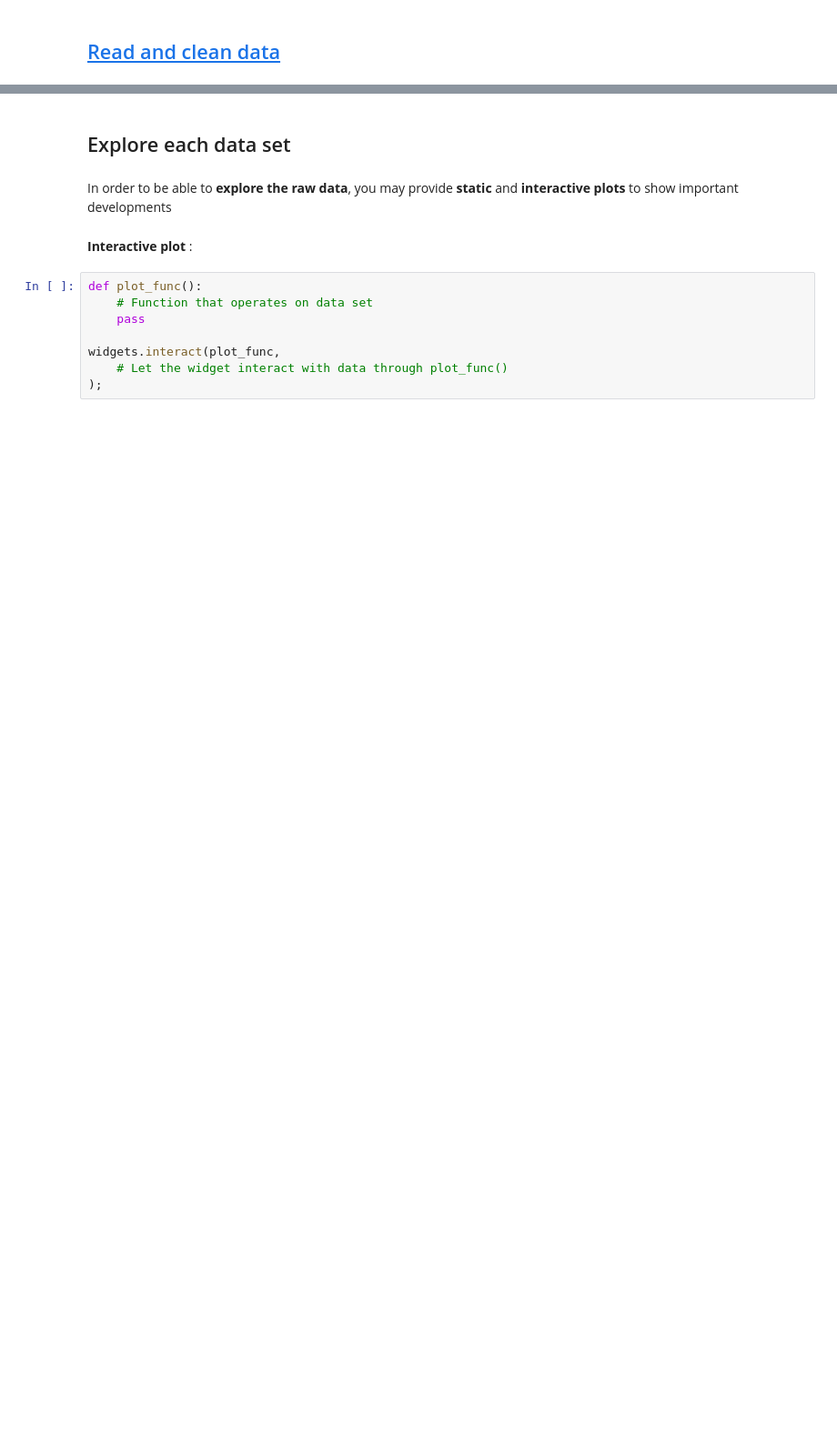
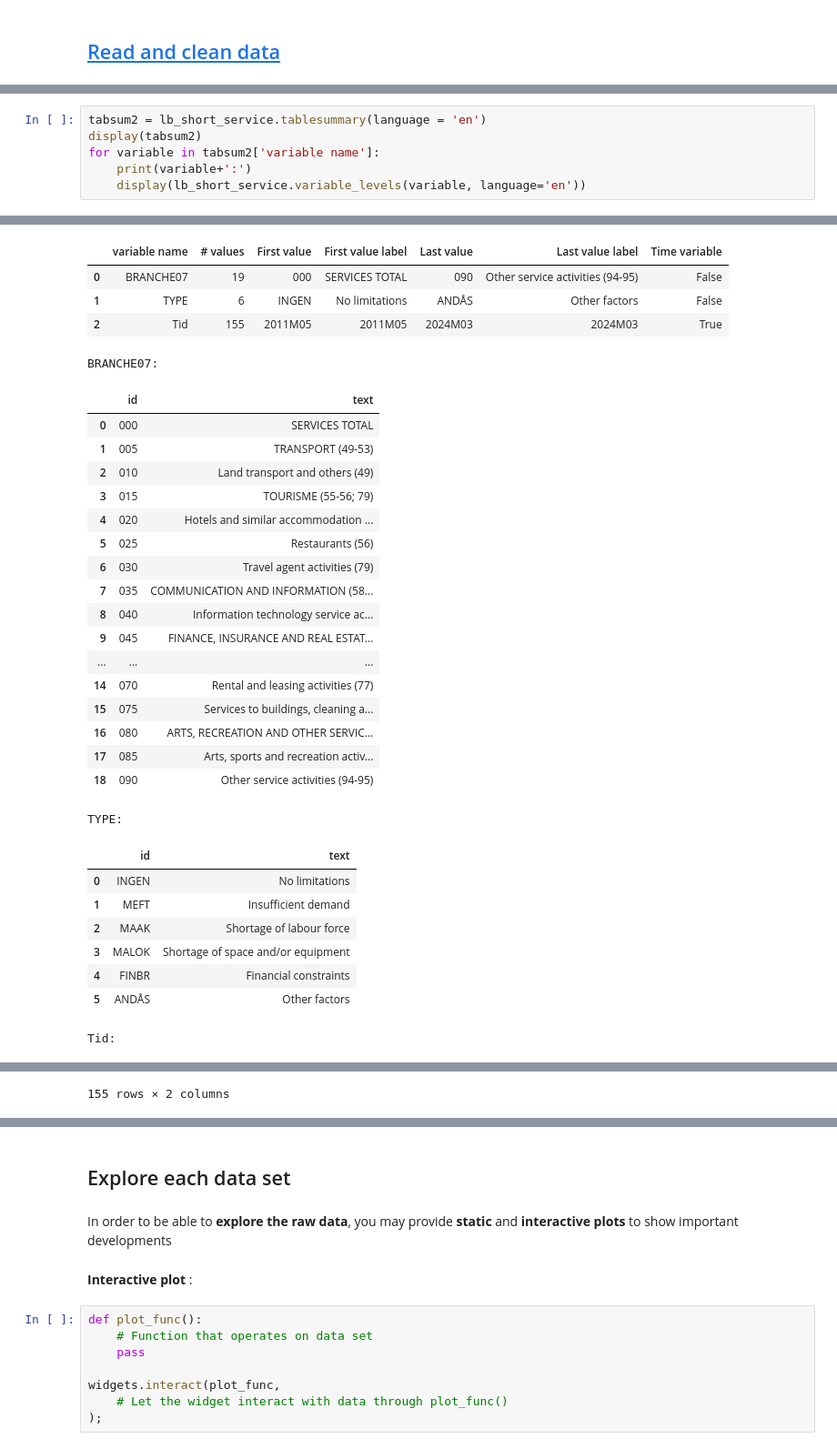
Before and after one commit to NumEconCopenhagen/Projects_2024_Emma-Anna-Oscar, a Jupyter notebook: dataproject/dataproject.ipynb, the cells around one changed output, grey strips where cells are left out. Shown at 91% size. Cells and saved outputs as stored; diff of their text form; blank space fills up the shorter version.

```diff
--- a/dataproject/dataproject.ipynb
+++ b/dataproject/dataproject.ipynb
@@ -82,0 +81,7 @@ NameError: name 'employees' is not defined
+# %%
+tabsum2 = lb_short_service.tablesummary(language = 'en')
+display(tabsum2)
+for variable in tabsum2['variable name']:
+    print(variable+':')
+    display(lb_short_service.variable_levels(variable, language='en'))
+# %% [output]
@@ -82,0 +90,31 @@ NameError: name 'employees' is not defined
+|  | variable name | # values | First value | First value label | Last value | Last value label | Time variable |
+| 0 | BRANCHE07 | 19 | 000 | SERVICES TOTAL | 090 | Other service activities (94-95) | False |
+| 1 | TYPE | 6 | INGEN | No limitations | ANDÅS | Other factors | False |
+| 2 | Tid | 155 | 2011M05 | 2011M05 | 2024M03 | 2024M03 | True |
+BRANCHE07:
+|  | id | text |
+| 0 | 000 | SERVICES TOTAL |
+| 1 | 005 | TRANSPORT (49-53) |
+| 2 | 010 | Land transport and others (49) |
+| 3 | 015 | TOURISME (55-56; 79) |
+| 4 | 020 | Hotels and similar accommodation ... |
+| 5 | 025 | Restaurants (56) |
+| 6 | 030 | Travel agent activities (79) |
+| 7 | 035 | COMMUNICATION AND INFORMATION (58... |
+| 8 | 040 | Information technology service ac... |
+| 9 | 045 | FINANCE, INSURANCE AND REAL ESTAT... |
+| ... | ... | ... |
+| 14 | 070 | Rental and leasing activities (77) |
+| 15 | 075 | Services to buildings, cleaning a... |
+| 16 | 080 | ARTS, RECREATION AND OTHER SERVIC... |
+| 17 | 085 | Arts, sports and recreation activ... |
+| 18 | 090 | Other service activities (94-95) |
+TYPE:
+|  | id | text |
+| 0 | INGEN | No limitations |
+| 1 | MEFT | Insufficient demand |
+| 2 | MAAK | Shortage of labour force |
+| 3 | MALOK | Shortage of space and/or equipment |
+| 4 | FINBR | Financial constraints |
+| 5 | ANDÅS | Other factors |
+Tid:
@@ -82,0 +133 @@ NameError: name 'employees' is not defined
+155 rows × 2 columns
```
Also changed, not shown: parts of 10 cells of this notebook.
